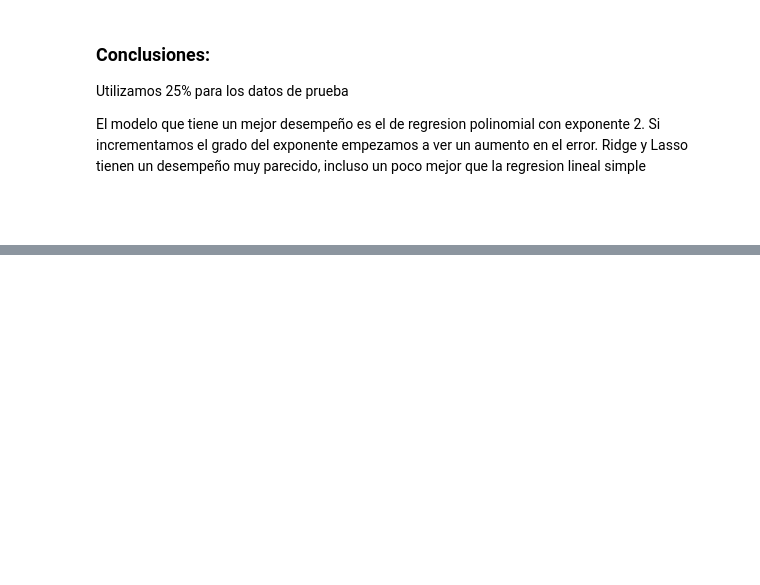
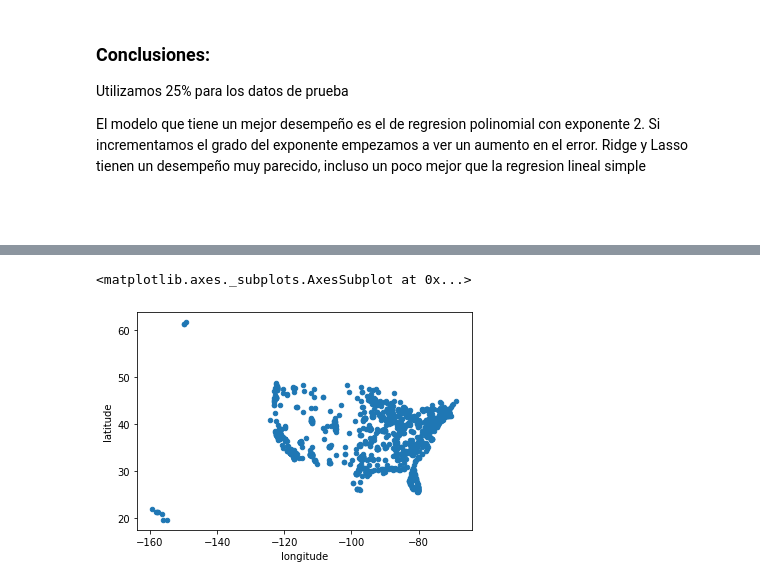
Before and after one commit to rodrigoromanguzman/Actividades_Aprendizaje-, a Jupyter notebook: semana8/regresiones_k_means.ipynb, the cells around one changed output, grey strips where cells are left out. Saved outputs shown, nothing was run; the diff lists cells and outputs as text; code cells hidden in the pictures; blank space fills up the shorter version.

```diff
--- a/semana8/regresiones_k_means.ipynb
+++ b/semana8/regresiones_k_means.ipynb
@@ -594,0 +624,9 @@ R^2: 0.66
+# %%
+from tqdm import tqdm
+%matplotlib inline
+import geopandas
+
+#Importamos la base de datos
+url="https://raw.githubusercontent.com/marypazrf/bdd/main/target-locations.csv"
+df=pd.read_csv(url)
+df.head()
@@ -594,0 +646,7 @@ R^2: 0.66
+# %%
+#Vizualizamos los datos
+latlong=df[["latitude","longitude"]]
+latlong.plot.scatter( "longitude","latitude")
+# %% [output]
+<matplotlib.axes._subplots.AxesSubplot at 0x...>
+[figure, added]
```
Also changed, not shown: parts of 19 cells of this notebook.
